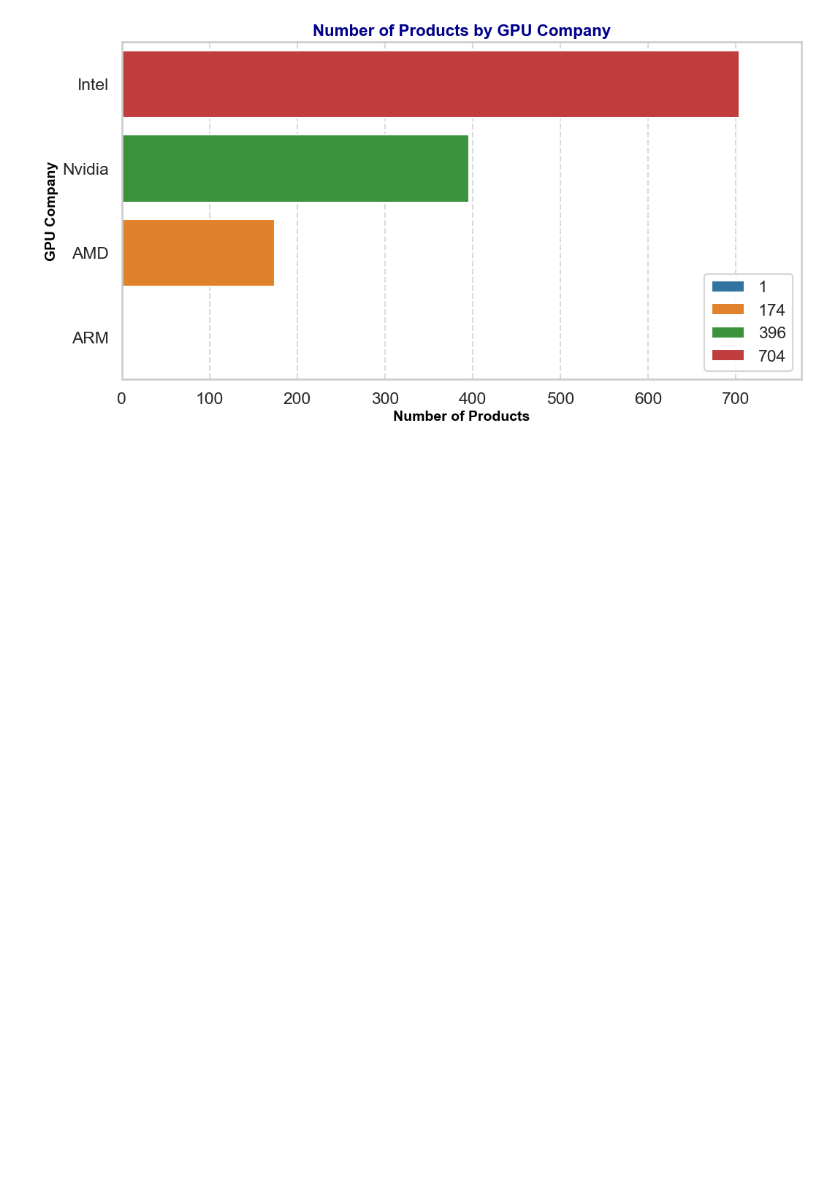
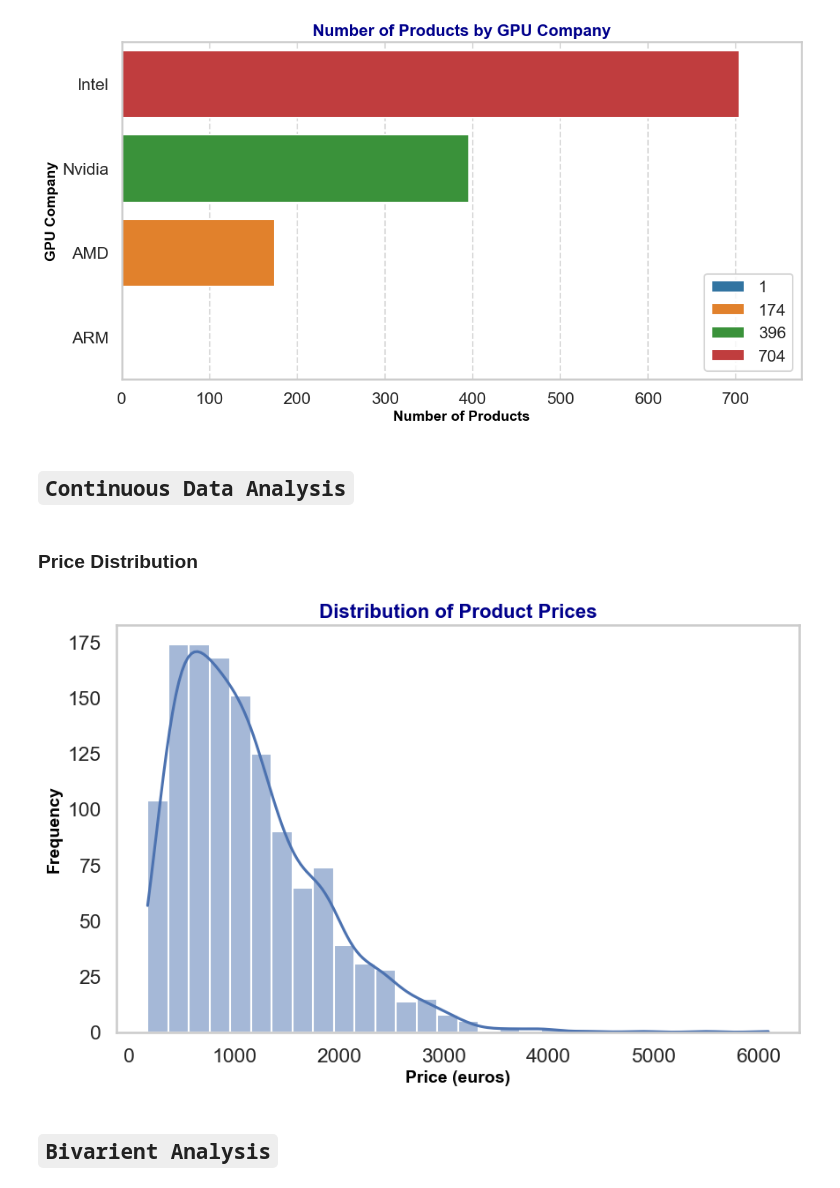
Before and after one commit to cyberfantics/Corvit-Courses, a Jupyter notebook: Artificial Intelligence/DataScience/Projects/Laptop Price Analysis/Laptop Price.ipynb, the cells around one changed output. Cells and saved outputs as stored; diff of their text form; code cells hidden in the pictures; blank space fills up the shorter version.

Commit message:
Data Analysis

```diff
--- a/Artificial Intelligence/DataScience/Projects/Laptop Price Analysis/Laptop Price.ipynb
+++ b/Artificial Intelligence/DataScience/Projects/Laptop Price Analysis/Laptop Price.ipynb
@@ -285,3 +287,19 @@ plt.xlim(0, gpu_company_counts.max() * 1.1)
 plt.show()
 # %% [output]
 [figure]
+# %% [markdown]
+## `Continuous Data Analysis`
+# %% [markdown]
+### Price Distribution
+# %%
+plt.figure(figsize=(10, 6))
+sns.histplot(df['Price_euros'], bins=30, kde=True, palette=custom_palette)
+plt.title('Distribution of Product Prices', **font_title)
+plt.xlabel('Price (euros)', **font_labels)
+plt.ylabel('Frequency', **font_labels)
+plt.grid()
+plt.show()
+# %% [output]
+[figure, added]
+# %% [markdown]
+## `Bivarient Analysis`
```
Also changed, not shown: parts of 31 cells of this notebook.
